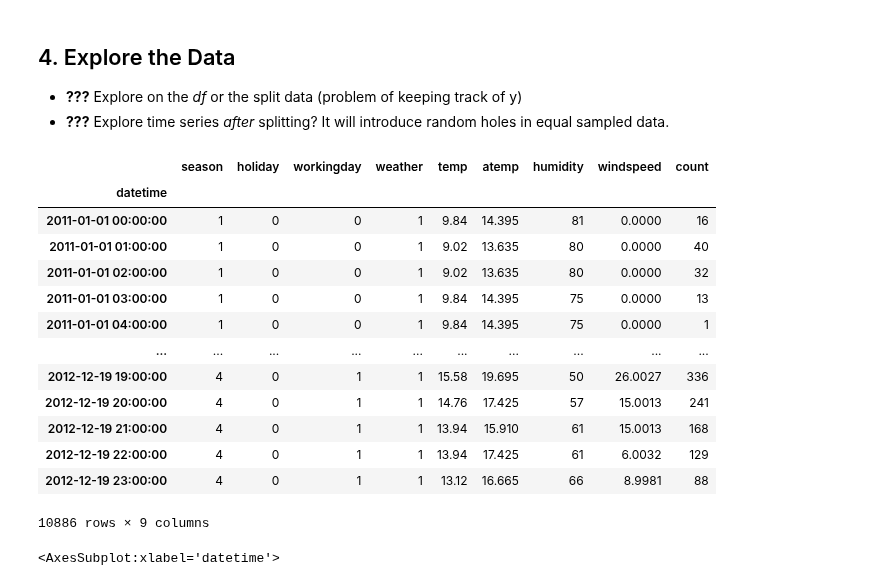
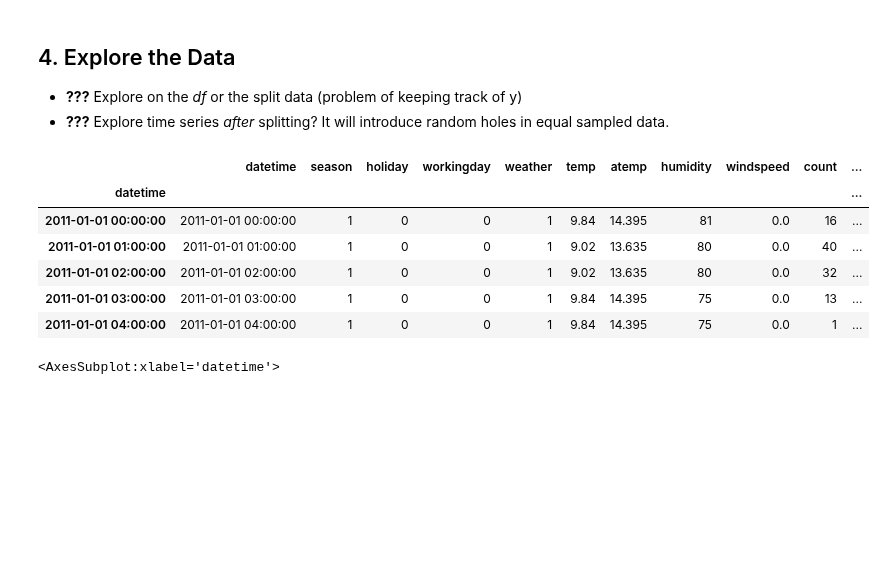
Before and after one commit to raphaelw/data-science-bootcamp, a Jupyter notebook: 03_week/project/bike_sharing_demand.ipynb, the cells around one changed output. Saved outputs shown, nothing was run; the diff lists cells and outputs as text; code cells hidden in the pictures; blank space fills up the shorter version.

```diff
--- a/03_week/project/bike_sharing_demand.ipynb
+++ b/03_week/project/bike_sharing_demand.ipynb
@@ -58,7 +54,7 @@ Data columns (total 12 columns):
 dtypes: datetime64[ns](1), float64(3), int64(8)
 memory usage: 1020.7 KB
 # %%
-df.set_index(keys='datetime', inplace=True)
+df.set_index(keys='datetime', drop=False, inplace=True)
 # %%
 df.isna().sum()
 # %% [output]
@@ -85 +84,11 @@ df.drop(['casual', 'registered'], axis=1, inplace=True)
+# %%
+# hour
+df['hour'] = df['datetime'].dt.hour
+# dayofweek
+df['dayofweek'] = df['datetime'].dt.dayofweek
+# %%
+# timestamp
+timedelta = df.datetime - pd.to_datetime("2010/01/01")
+DAY_IN_SECONDS = 60*60*24
+df['timestamp'] = timedelta.dt.total_seconds()/(DAY_IN_SECONDS)
 # %%
@@ -116,22 +136,15 @@ X_train, X_test, y_train, y_test = train_test_split(X, y, test_size=0.25, random
 df_train = X_train.join(other=y_train)
 #df = df_train
 # %%
-df
+df.head()
 # %% [output]
-|  | season | holiday | workingday | weather | temp | atemp | humidity | windspeed | count |
-| datetime |  |  |  |  |  |  |  |  |  |
-| 2011-01-01 00:00:00 | 1 | 0 | 0 | 1 | 9.84 | 14.395 | 81 | 0.0000 | 16 |
-| 2011-01-01 01:00:00 | 1 | 0 | 0 | 1 | 9.02 | 13.635 | 80 | 0.0000 | 40 |
-| 2011-01-01 02:00:00 | 1 | 0 | 0 | 1 | 9.02 | 13.635 | 80 | 0.0000 | 32 |
-| 2011-01-01 03:00:00 | 1 | 0 | 0 | 1 | 9.84 | 14.395 | 75 | 0.0000 | 13 |
-| 2011-01-01 04:00:00 | 1 | 0 | 0 | 1 | 9.84 | 14.395 | 75 | 0.0000 | 1 |
-| ... | ... | ... | ... | ... | ... | ... | ... | ... | ... |
-| 2012-12-19 19:00:00 | 4 | 0 | 1 | 1 | 15.58 | 19.695 | 50 | 26.0027 | 336 |
-| 2012-12-19 20:00:00 | 4 | 0 | 1 | 1 | 14.76 | 17.425 | 57 | 15.0013 | 241 |
-| 2012-12-19 21:00:00 | 4 | 0 | 1 | 1 | 13.94 | 15.910 | 61 | 15.0013 | 168 |
-| 2012-12-19 22:00:00 | 4 | 0 | 1 | 1 | 13.94 | 17.425 | 61 | 6.0032 | 129 |
-| 2012-12-19 23:00:00 | 4 | 0 | 1 | 1 | 13.12 | 16.665 | 66 | 8.9981 | 88 |
+|  | datetime | season | holiday | workingday | weather | temp | atemp | humidity | windspeed | count | ... |
+| datetime |  |  |  |  |  |  |  |  |  |  | ... |
+| 2011-01-01 00:00:00 | 2011-01-01 00:00:00 | 1 | 0 | 0 | 1 | 9.84 | 14.395 | 81 | 0.0 | 16 | ... |
+| 2011-01-01 01:00:00 | 2011-01-01 01:00:00 | 1 | 0 | 0 | 1 | 9.02 | 13.635 | 80 | 0.0 | 40 | ... |
+| 2011-01-01 02:00:00 | 2011-01-01 02:00:00 | 1 | 0 | 0 | 1 | 9.02 | 13.635 | 80 | 0.0 | 32 | ... |
+| 2011-01-01 03:00:00 | 2011-01-01 03:00:00 | 1 | 0 | 0 | 1 | 9.84 | 14.395 | 75 | 0.0 | 13 | ... |
+| 2011-01-01 04:00:00 | 2011-01-01 04:00:00 | 1 | 0 | 0 | 1 | 9.84 | 14.395 | 75 | 0.0 | 1 | ... |
-10886 rows × 9 columns
 # %%
 df['count'].plot(figsize=(12,5))
 # %% [output]
```
Also changed, not shown: parts of 25 cells of this notebook.
